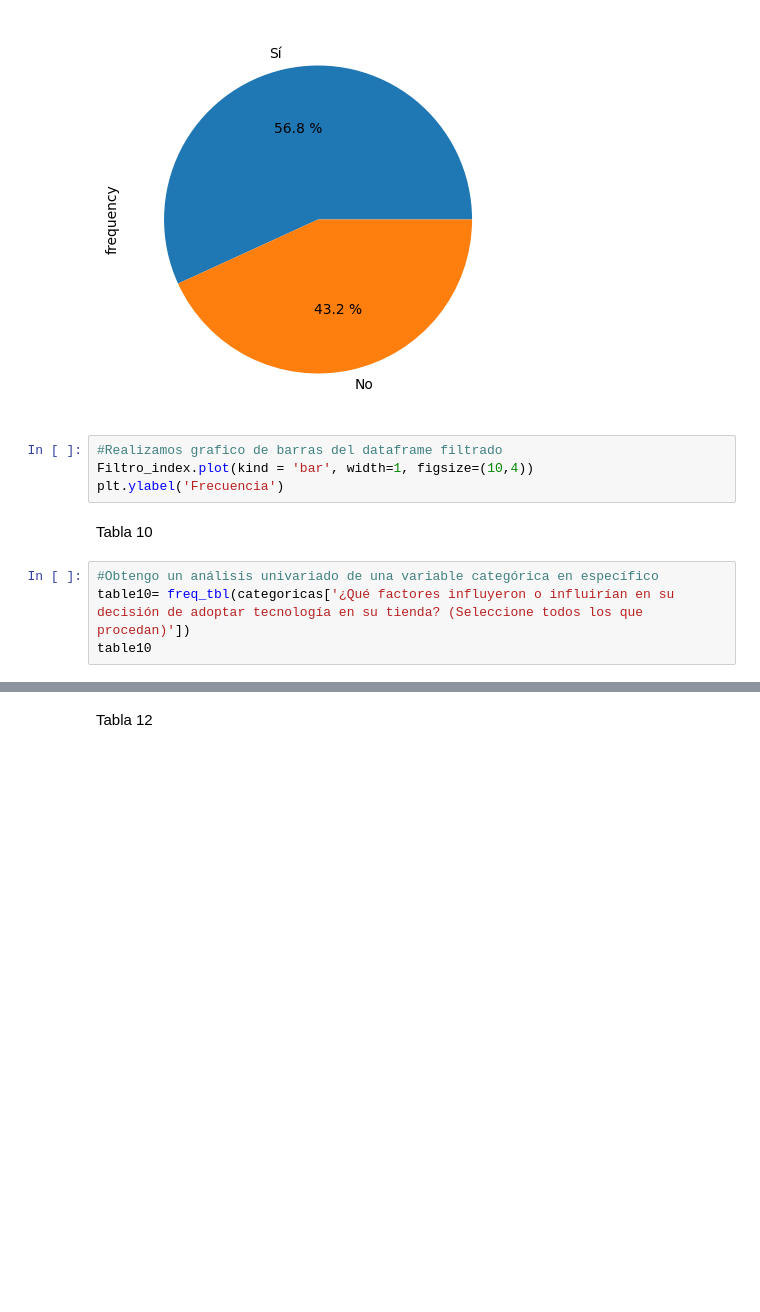
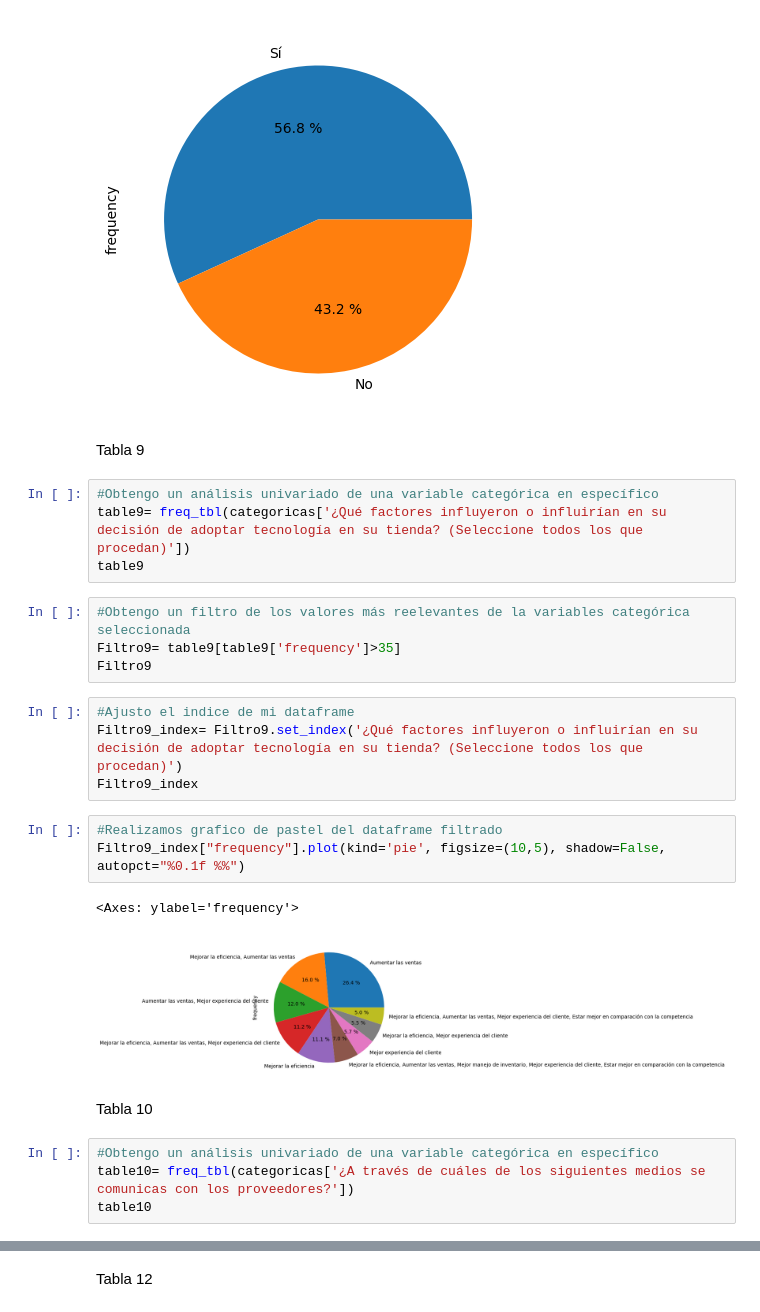
Before and after one commit to MarManja/SP, a Jupyter notebook: Extracción_de_carcaterísticas.ipynb, the cells around one changed output, grey strips where cells are left out. Cells and saved outputs as stored; diff of their text form; blank space fills up the shorter version.

```diff
--- a/Extracción_de_carcaterísticas.ipynb
+++ b/Extracción_de_carcaterísticas.ipynb
@@ -201,15 +201,31 @@ Filtro8_index["frequency"].plot(kind='pie', figsize=(10,5), shadow=False, autopc
 # %% [output]
 <Axes: ylabel='frequency'>
 [figure]
+# %% [markdown]
+Tabla 9
+# %%
+#Obtengo un análisis univariado de una variable categórica en específico
+table9= freq_tbl(categoricas['¿Qué factores influyeron o influirían en su decisión de adoptar tecnología en su tienda? (Seleccione todos los que procedan)'])
+table9
+# %%
+#Obtengo un filtro de los valores más reelevantes de la variables categórica seleccionada
+Filtro9= table9[table9['frequency']>35]
+Filtro9
+# %%
+#Ajusto el indice de mi dataframe
+Filtro9_index= Filtro9.set_index('¿Qué factores influyeron o influirían en su decisión de adoptar tecnología en su tienda? (Seleccione todos los que procedan)')
+Filtro9_index
 # %%
-#Realizamos grafico de barras del dataframe filtrado
-Filtro_index.plot(kind = 'bar', width=1, figsize=(10,4))
-plt.ylabel('Frecuencia')
+#Realizamos grafico de pastel del dataframe filtrado
+Filtro9_index["frequency"].plot(kind='pie', figsize=(10,5), shadow=False, autopct="%0.1f %%")
+# %% [output]
+<Axes: ylabel='frequency'>
+[figure, added]
 # %% [markdown]
 Tabla 10
 # %%
 #Obtengo un análisis univariado de una variable categórica en específico
-table10= freq_tbl(categoricas['¿Qué factores influyeron o influirían en su decisión de adoptar tecnología en su tienda? (Seleccione todos los que procedan)'])
+table10= freq_tbl(categoricas['¿A través de cuáles de los siguientes medios se comunicas con los proveedores?'])
 table10
 # %%
 #Obtengo un filtro de los valores más reelevantes de la variables categórica seleccionada
```
Also changed, not shown: parts of 13 cells of this notebook.
